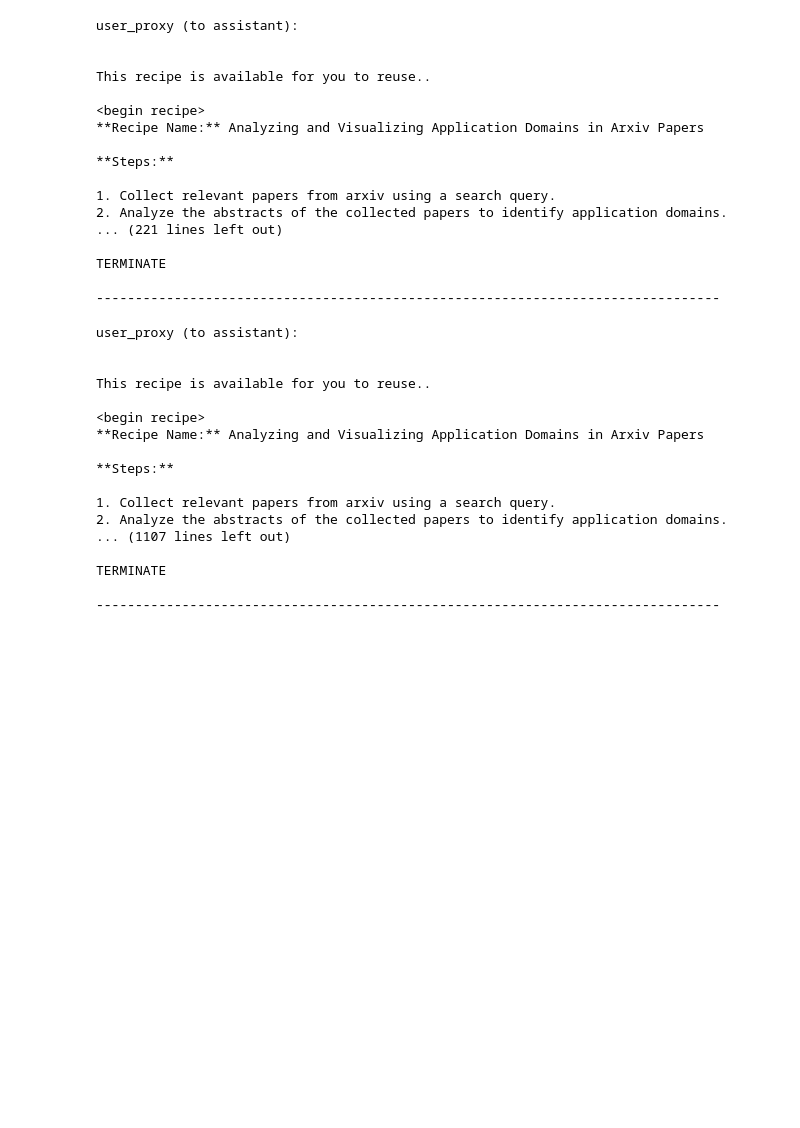
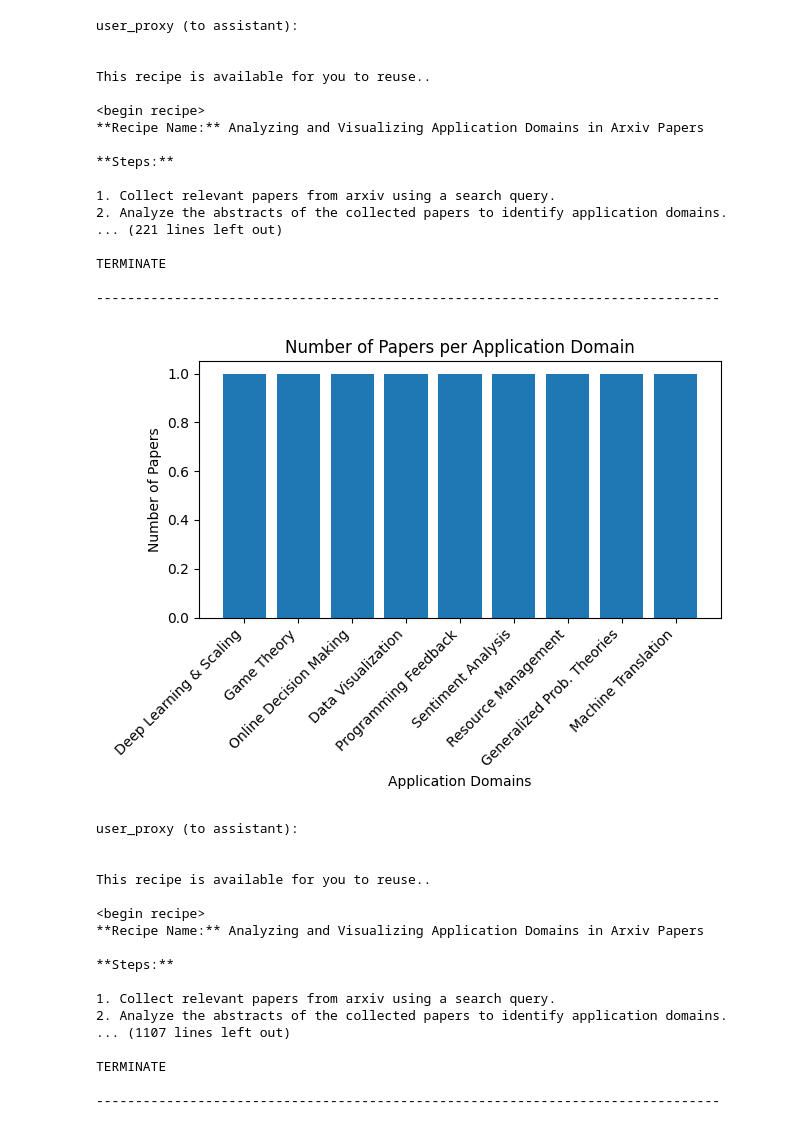
Before and after one commit to marcos-venicius/FLAML, a Jupyter notebook: evaluation/research_paper/teaching_recipe_reuse.ipynb, the cells around one changed output. Saved outputs shown, nothing was run; the diff lists cells and outputs as text; code cells hidden in the pictures; blank space fills up the shorter version.

```diff
--- a/evaluation/research_paper/teaching_recipe_reuse.ipynb
+++ b/evaluation/research_paper/teaching_recipe_reuse.ipynb
@@ -122,6 +122,12 @@ This recipe is available for you to reuse..
 TERMINATE
 
 --------------------------------------------------------------------------------
+# %%
+from IPython.display import Image
+
+Image(filename='work_dir_reuse/gpt_application_domains_chart.png')
+# %% [output]
+[figure, added]
 # %%
 task2 = '''
 This recipe is available for you to reuse..
```
Also changed, not shown: parts of 2 cells of this notebook, 1 other file.
